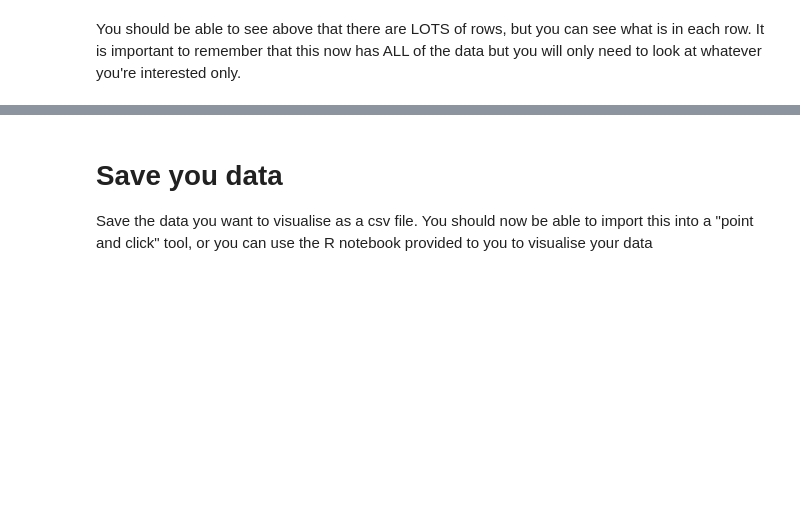
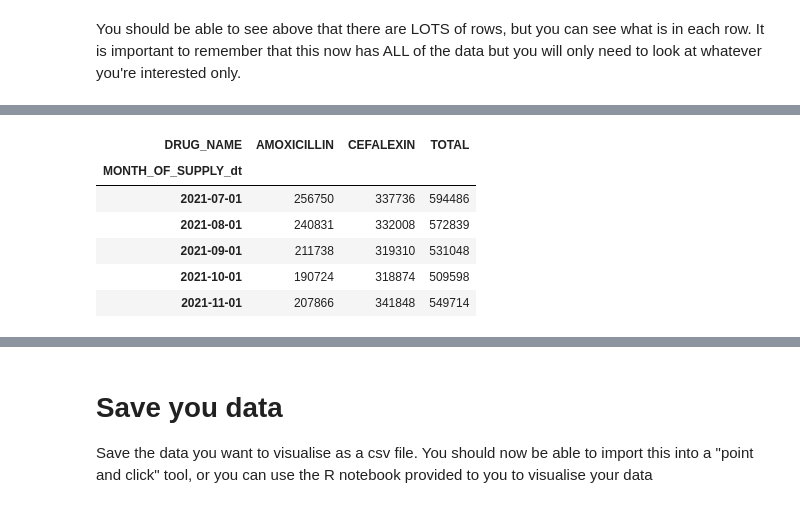
Before and after one commit to p-stehlik/StudentNotebooks, a Jupyter notebook: PBSTimeSeries.ipynb, the cells around one changed output, grey strips where cells are left out. Drawn from its saved outputs; the diff is of its cells as text; code cells hidden in the pictures; blank space fills up the shorter version.

```diff
--- a/PBSTimeSeries.ipynb
+++ b/PBSTimeSeries.ipynb
@@ -251,0 +305,14 @@ scriptCount_RxType_table.head()
+# %%
+#add totals column
+#note axiz = 1 tells it to summ horazontally, whereas axis = 0 will sum things vertically
+scriptCount_RxType_table['TOTAL'] = scriptCount_RxType_table.sum(axis=1)
+
+scriptCount_RxType_table.head()
+# %% [output]
+| DRUG_NAME | AMOXICILLIN | CEFALEXIN | TOTAL |
+| MONTH_OF_SUPPLY_dt |  |  |  |
+| 2021-07-01 | 256750 | 337736 | 594486 |
+| 2021-08-01 | 240831 | 332008 | 572839 |
+| 2021-09-01 | 211738 | 319310 | 531048 |
+| 2021-10-01 | 190724 | 318874 | 509598 |
+| 2021-11-01 | 207866 | 341848 | 549714 |
```
Also changed, not shown: parts of 33 cells of this notebook.
